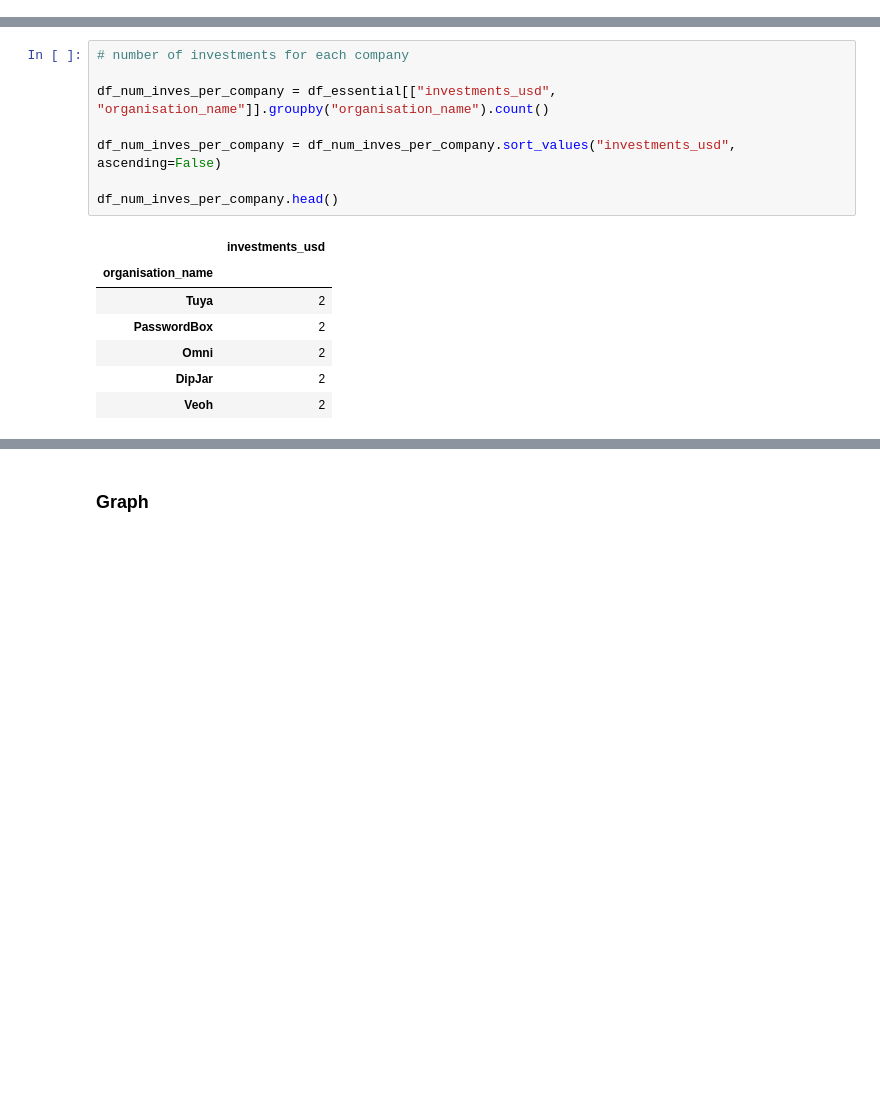
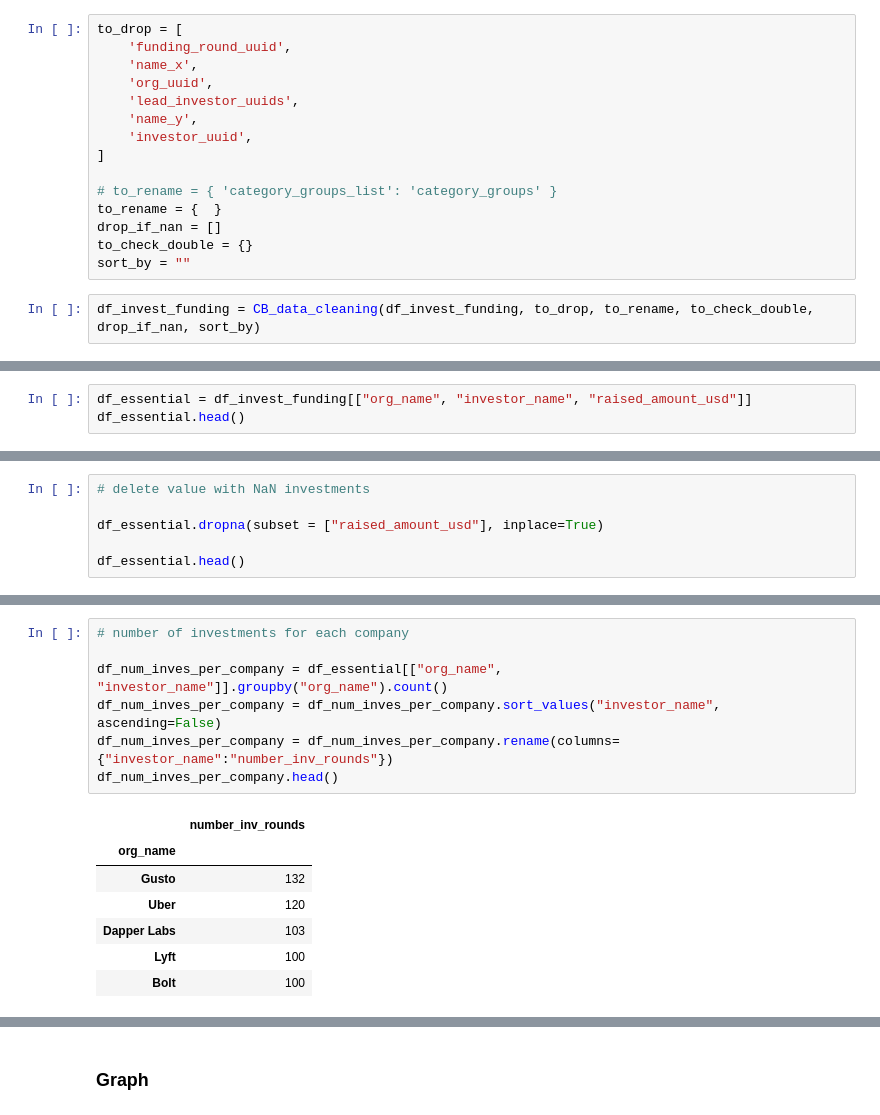
Before and after one commit to technometrics-lab/5-TechRank, a Jupyter notebook: unw_bipartite_graph_investors_companies.ipynb, the cells around one changed output, grey strips where cells are left out. Drawn from its saved outputs; the diff is of its cells as text; blank space fills up the shorter version.

```diff
--- a/unw_bipartite_graph_investors_companies.ipynb
+++ b/unw_bipartite_graph_investors_companies.ipynb
@@ -240,0 +196,17 @@ df_essential.head()
+# %%
+to_drop = [
+    'funding_round_uuid',
+    'name_x',
+    'org_uuid',
+    'lead_investor_uuids',
+    'name_y',
+    'investor_uuid',
+]
+
+# to_rename = { 'category_groups_list': 'category_groups' }
+to_rename = {  }
+drop_if_nan = []
+to_check_double = {}
+sort_by = ""
+# %%
+df_invest_funding = CB_data_cleaning(df_invest_funding, to_drop, to_rename, to_check_double, drop_if_nan, sort_by)
@@ -240,0 +224,3 @@ df_essential.head()
+# %%
+df_essential = df_invest_funding[["org_name", "investor_name", "raised_amount_usd"]]
+df_essential.head()
@@ -240,0 +234,6 @@ df_essential.head()
+# %%
+# delete value with NaN investments
+
+df_essential.dropna(subset = ["raised_amount_usd"], inplace=True)
+
+df_essential.head()
@@ -279,19 +279,18 @@ df_num_inves_per_company.head()
 # %%
 # number of investments for each company
 
-df_num_inves_per_company = df_essential[["investments_usd", "organisation_name"]].groupby("organisation_name").count()
-
-df_num_inves_per_company = df_num_inves_per_company.sort_values("investments_usd", ascending=False)
-
+df_num_inves_per_company = df_essential[["org_name", "investor_name"]].groupby("org_name").count()
+df_num_inves_per_company = df_num_inves_per_company.sort_values("investor_name", ascending=False)
+df_num_inves_per_company = df_num_inves_per_company.rename(columns={"investor_name":"number_inv_rounds"})
 df_num_inves_per_company.head()
 # %% [output]
-|  | investments_usd |
-| organisation_name |  |
-| Tuya | 2 |
-| PasswordBox | 2 |
-| Omni | 2 |
-| DipJar | 2 |
-| Veoh | 2 |
+|  | number_inv_rounds |
+| org_name |  |
+| Gusto | 132 |
+| Uber | 120 |
+| Dapper Labs | 103 |
+| Lyft | 100 |
+| Bolt | 100 |
 # %%
 # number of investments for each investors
 
```
Also changed, not shown: parts of 60 cells of this notebook, 7 other files.
